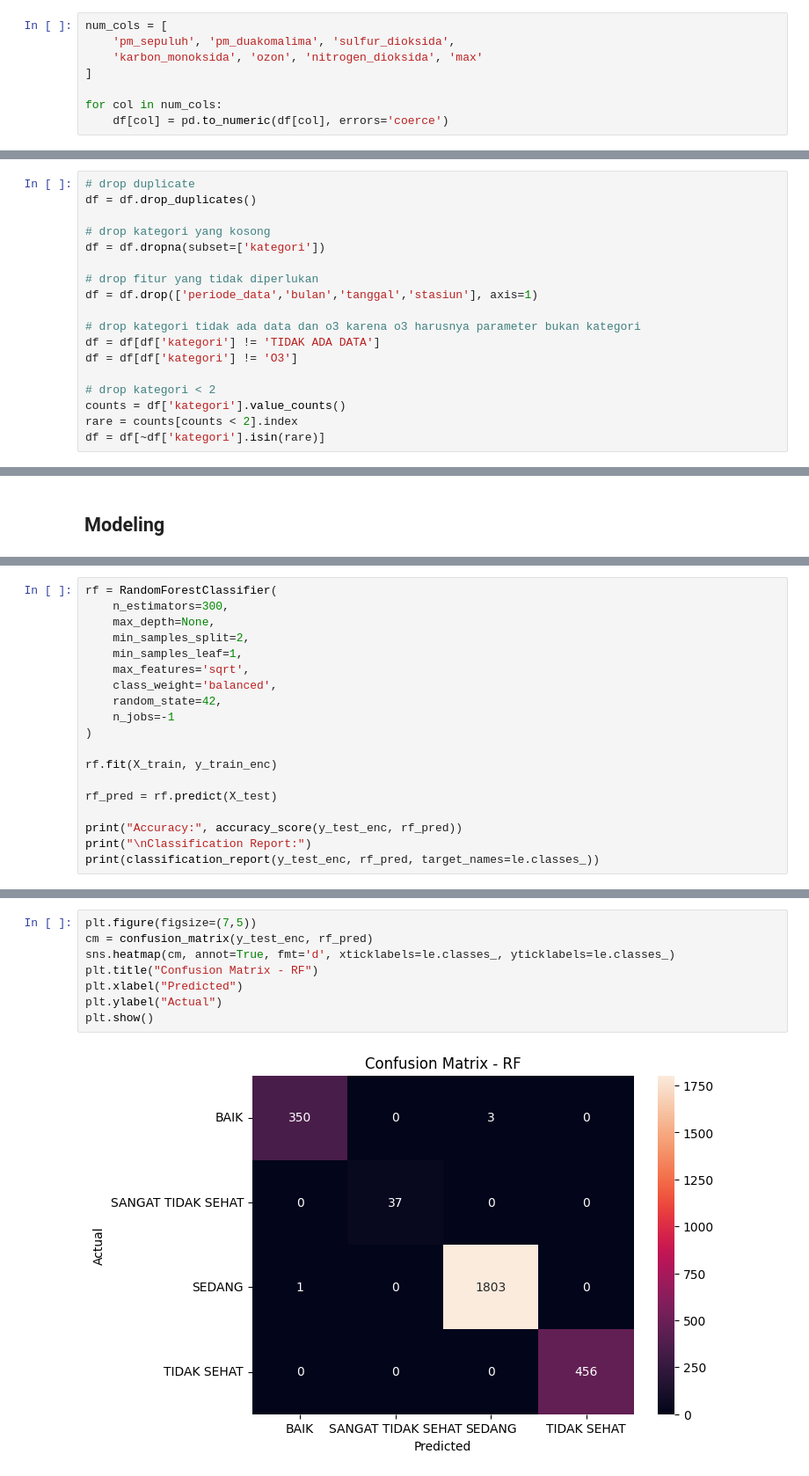
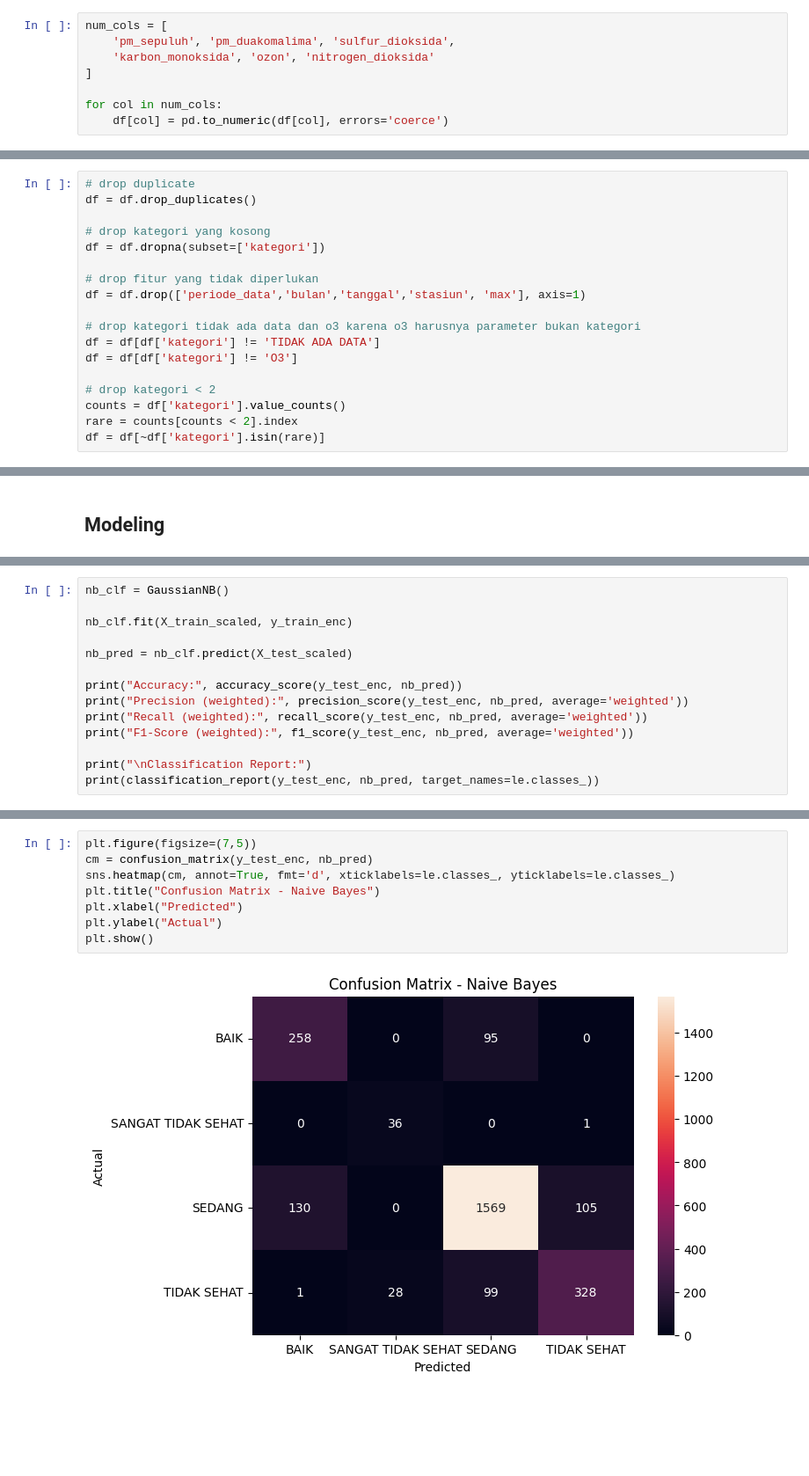
Before and after one commit to nabhylanr/ISPU-Classification, a Jupyter notebook: ispu_classification_baseline.ipynb, the cells around one changed output, grey strips where cells are left out. Shown at 88% size. Cells and saved outputs as stored; diff of their text form; blank space fills up the shorter version.

```diff
--- a/ispu_classification_baseline.ipynb
+++ b/ispu_classification_baseline.ipynb
@@ -87,7 +89,7 @@ memory usage: 1.3+ MB
 # %%
 num_cols = [
     'pm_sepuluh', 'pm_duakomalima', 'sulfur_dioksida',
-    'karbon_monoksida', 'ozon', 'nitrogen_dioksida', 'max'
+    'karbon_monoksida', 'ozon', 'nitrogen_dioksida'
 ]
 
 for col in num_cols:
@@ -257,7 +257,7 @@ df = df.drop_duplicates()
 df = df.dropna(subset=['kategori'])
 
 # drop fitur yang tidak diperlukan
-df = df.drop(['periode_data','bulan','tanggal','stasiun'], axis=1)
+df = df.drop(['periode_data','bulan','tanggal','stasiun', 'max'], axis=1)
 
 # drop kategori tidak ada data dan o3 karena o3 harusnya parameter bukan kategori
 df = df[df['kategori'] != 'TIDAK ADA DATA']
@@ -477,19 +509,0 @@ plt.show()
-# %%
-rf = RandomForestClassifier(
-    n_estimators=300,
-    max_depth=None,
-    min_samples_split=2,
-    min_samples_leaf=1,
-    max_features='sqrt',
-    class_weight='balanced',
-    random_state=42,
-    n_jobs=-1
-)
-
-rf.fit(X_train, y_train_enc)
-
-rf_pred = rf.predict(X_test)
-
-print("Accuracy:", accuracy_score(y_test_enc, rf_pred))
-print("\nClassification Report:")
-print(classification_report(y_test_enc, rf_pred, target_names=le.classes_))
@@ -509,0 +512,14 @@ SANGAT TIDAK SEHAT       1.00      1.00      1.00        37
+# %%
+nb_clf = GaussianNB()
+
+nb_clf.fit(X_train_scaled, y_train_enc)
+
+nb_pred = nb_clf.predict(X_test_scaled)
+
+print("Accuracy:", accuracy_score(y_test_enc, nb_pred))
+print("Precision (weighted):", precision_score(y_test_enc, nb_pred, average='weighted'))
+print("Recall (weighted):", recall_score(y_test_enc, nb_pred, average='weighted'))
+print("F1-Score (weighted):", f1_score(y_test_enc, nb_pred, average='weighted'))
+
+print("\nClassification Report:")
+print(classification_report(y_test_enc, nb_pred, target_names=le.classes_))
@@ -510,11 +543,11 @@ SANGAT TIDAK SEHAT       1.00      1.00      1.00        37
 # %%
 plt.figure(figsize=(7,5))
-cm = confusion_matrix(y_test_enc, rf_pred)
+cm = confusion_matrix(y_test_enc, nb_pred)
 sns.heatmap(cm, annot=True, fmt='d', xticklabels=le.classes_, yticklabels=le.classes_)
-plt.title("Confusion Matrix - RF")
+plt.title("Confusion Matrix - Naive Bayes")
 plt.xlabel("Predicted")
 plt.ylabel("Actual")
 plt.show()
 # %% [output]
-[figure, old version]
+[figure, new version]
 # %% [markdown]
```
Also changed, not shown: parts of 21 cells of this notebook.
